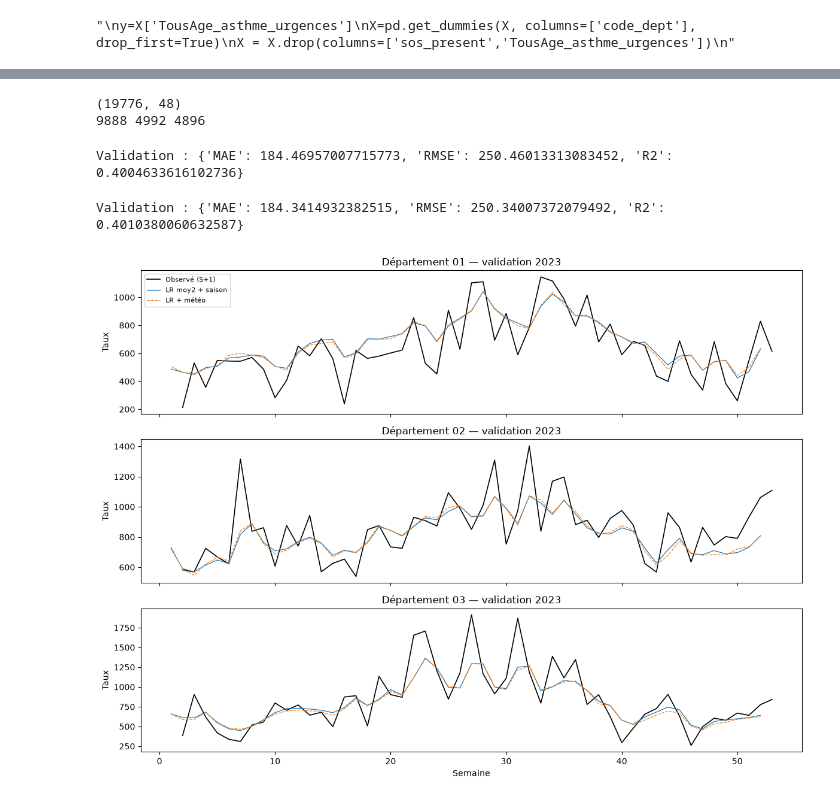
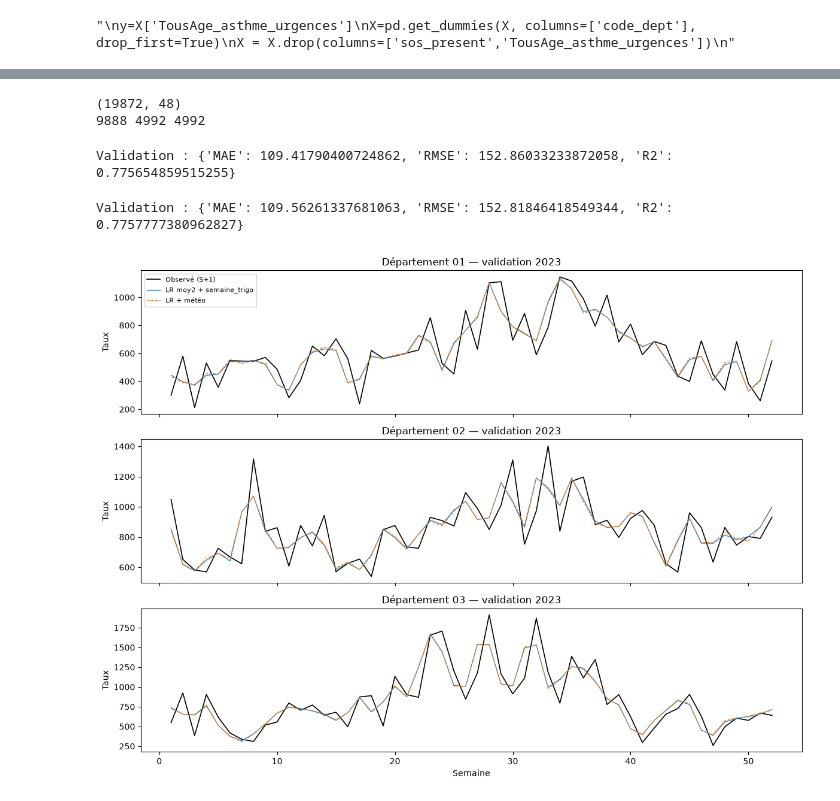
Before and after one commit to jbrocardplatim/LIORA_PROJET_PATHO_RESPIRATOIRES, a Jupyter notebook: notebooks/JAC_LRs_TousAges_allergie_urgence.ipynb, the cells around one changed output, grey strips where cells are left out. Saved outputs shown, nothing was run; the diff lists cells and outputs as text; code cells hidden in the pictures.

```diff
--- a/notebooks/JAC_LRs_TousAges_allergie_urgence.ipynb
+++ b/notebooks/JAC_LRs_TousAges_allergie_urgence.ipynb
@@ -102,7 +102,7 @@ dtype: int64
 # %%
 df_temp=df_mod.copy()
 g = df_temp.groupby("code_dept")["TousAge_allergie_urgences"]
-df_temp["target"] = g.shift(-1)
+df_temp["target"] = g.shift(1)
 df_temp["moy2_dept"] = g.transform(lambda s: s.rolling(2).mean())
 
 df_temp = df_temp.dropna(subset=["target","moy2_dept"]).reset_index(drop=True)
@@ -113,8 +113,8 @@ val   = df_temp[df_temp["annee"] == 2023]
 test  = df_temp[df_temp["annee"] == 2024]
 print(len(train), len(val), len(test))
 # %% [output]
-(19776, 48)
-9888 4992 4896
+(19872, 48)
+9888 4992 4992
 # %%
 from sklearn.metrics import mean_absolute_error, mean_squared_error, r2_score
 
@@ -137,7 +137,7 @@ modele.fit(train[X_cols], train["target"])
 
 print("Validation :", scores(val["target"], modele.predict(val[X_cols])))
 # %% [output]
-Validation : {'MAE': 184.46957007715773, 'RMSE': 250.46013313083452, 'R2': 0.4004633616102736}
+Validation : {'MAE': 109.41790400724862, 'RMSE': 152.86033233872058, 'R2': 0.775654859515255}
 # %%
 meteo = ["pression_mer", "vent_vitesse", "temperature_kelvin", "humidite_relative",
          "visibilite", "precipitation_24h"] \
@@ -151,28 +151,28 @@ modele_m.fit(train_m[X_cols_meteo], train_m["target"])
 
 print("Validation :", scores(val["target"], modele_m.predict(val[X_cols_meteo])))
 # %% [output]
-Validation : {'MAE': 184.3414932382515, 'RMSE': 250.34007372079492, 'R2': 0.4010380060632587}
+Validation : {'MAE': 109.56261337681063, 'RMSE': 152.81846418549344, 'R2': 0.7757777380962827}
 # %%
 depts = ["01", "02", "03"]
 
 v = val.copy()
 v["pred_LR"]       = modele.predict(v[X_cols])
 v["pred_LR_meteo"] = modele_m.predict(v[X_cols_meteo])
 
 fig, axes = plt.subplots(3, 1, figsize=(12, 9), sharex=True)
 for ax, d in zip(axes, depts):
     s = v[v["code_dept"] == d]
-    ax.plot(s["semaine"]+1, s["target"], color="black", linewidth=1.2, label="Observé (S+1)")
+    ax.plot(s["semaine"], s["target"], color="black", linewidth=1.2, label="Observé (S+1)")
     ax.plot(s["semaine"], s["pred_LR"], linewidth=0.9, label="LR moy2 + semaine_trigo")
     ax.plot(s["semaine"], s["pred_LR_meteo"], linewidth=0.9, linestyle="--", label="LR + météo")
     ax.set_title(f"Département {d} — validation 2023")
     ax.set_ylabel("Taux")
 axes[0].legend(loc="upper left", fontsize=8)
 axes[-1].set_xlabel("Semaine")
 plt.tight_layout()
 plt.show()
 # %% [output]
-[figure, old version]
+[figure, new version]
 # %%
 from itertools import combinations
 
```
Also changed, not shown: parts of 2 cells of this notebook, 4 other files.
